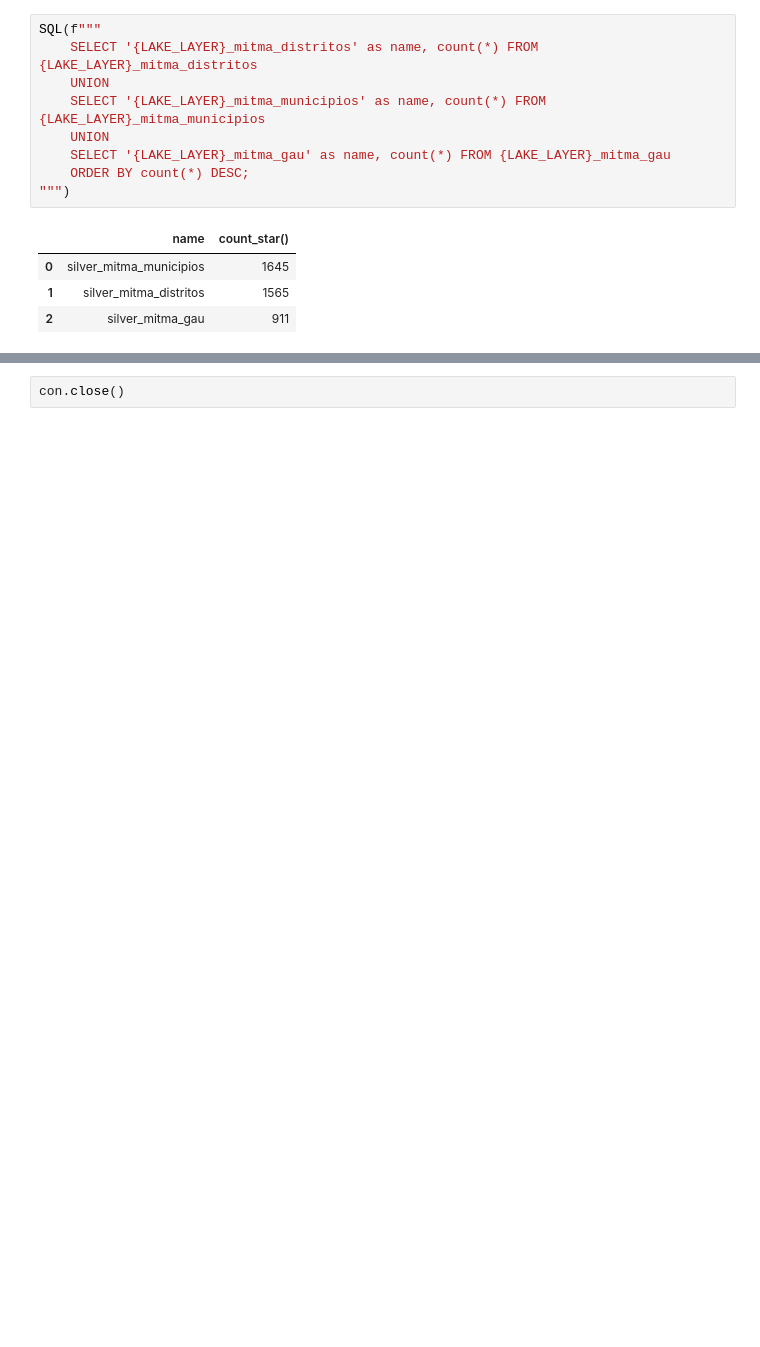
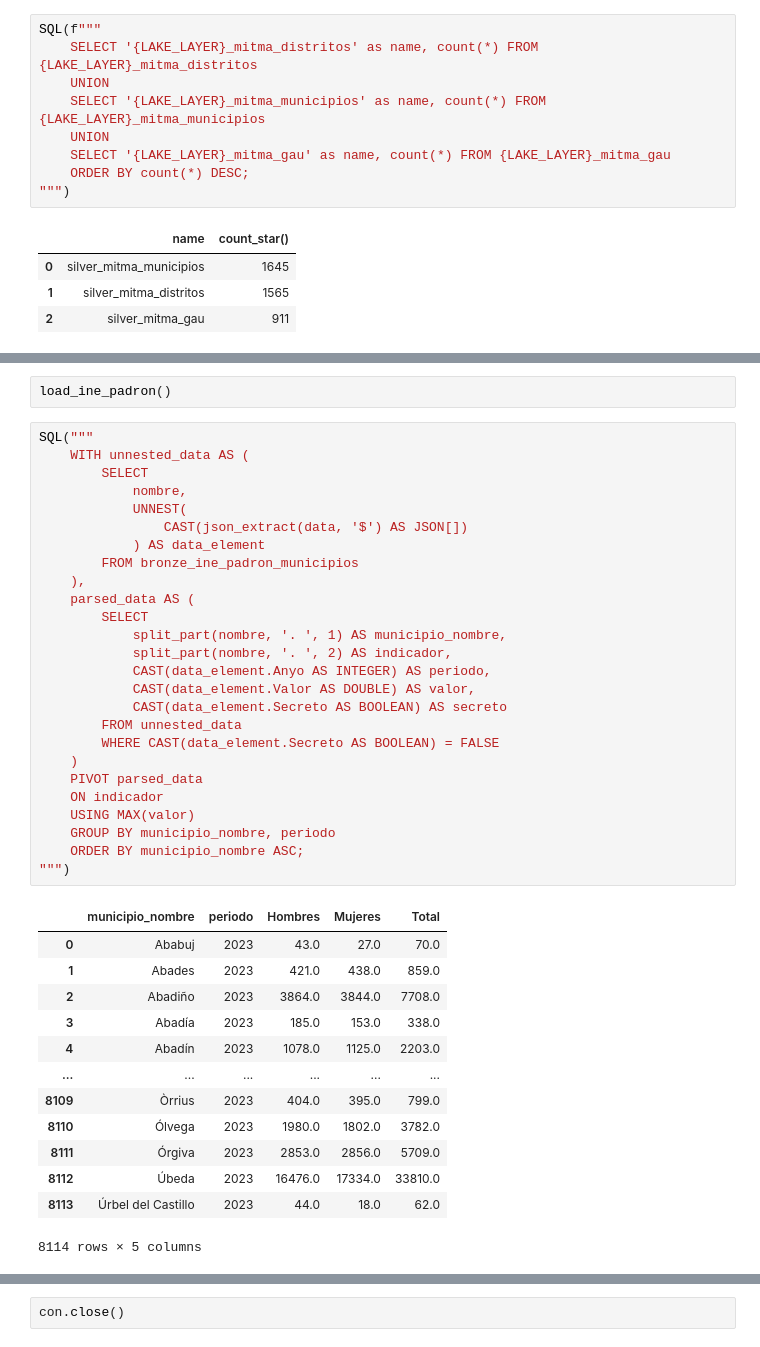
Before and after one commit to bgramaje/muceim-bigdata_project, a Jupyter notebook: notebooks/layers/silver.ipynb, the cells around one changed output, grey strips where cells are left out. Drawn from its saved outputs; the diff is of its cells as text; blank space fills up the shorter version.

```diff
--- a/notebooks/layers/silver.ipynb
+++ b/notebooks/layers/silver.ipynb
@@ -540,0 +575,42 @@ CREATE TABLE IF NOT EXISTS bronze_ine_padron_municipios (
+# %%
+load_ine_padron()
+# %%
+SQL("""
+    WITH unnested_data AS (
+        SELECT
+            nombre,
+            UNNEST(
+                CAST(json_extract(data, '$') AS JSON[])
+            ) AS data_element
+        FROM bronze_ine_padron_municipios
+    ),
+    parsed_data AS (
+        SELECT
+            split_part(nombre, '. ', 1) AS municipio_nombre,
+            split_part(nombre, '. ', 2) AS indicador,
+            CAST(data_element.Anyo AS INTEGER) AS periodo,
+            CAST(data_element.Valor AS DOUBLE) AS valor,
+            CAST(data_element.Secreto AS BOOLEAN) AS secreto
+        FROM unnested_data
+        WHERE CAST(data_element.Secreto AS BOOLEAN) = FALSE
+    )
+    PIVOT parsed_data
+    ON indicador
+    USING MAX(valor)
+    GROUP BY municipio_nombre, periodo
+    ORDER BY municipio_nombre ASC;
+""")
+# %% [output]
+|  | municipio_nombre | periodo | Hombres | Mujeres | Total |
+| 0 | Ababuj | 2023 | 43.0 | 27.0 | 70.0 |
+| 1 | Abades | 2023 | 421.0 | 438.0 | 859.0 |
+| 2 | Abadiño | 2023 | 3864.0 | 3844.0 | 7708.0 |
+| 3 | Abadía | 2023 | 185.0 | 153.0 | 338.0 |
+| 4 | Abadín | 2023 | 1078.0 | 1125.0 | 2203.0 |
+| ... | ... | ... | ... | ... | ... |
+| 8109 | Òrrius | 2023 | 404.0 | 395.0 | 799.0 |
+| 8110 | Ólvega | 2023 | 1980.0 | 1802.0 | 3782.0 |
+| 8111 | Órgiva | 2023 | 2853.0 | 2856.0 | 5709.0 |
+| 8112 | Úbeda | 2023 | 16476.0 | 17334.0 | 33810.0 |
+| 8113 | Úrbel del Castillo | 2023 | 44.0 | 18.0 | 62.0 |
+8114 rows × 5 columns
```
Also changed, not shown: parts of 5 cells of this notebook.
